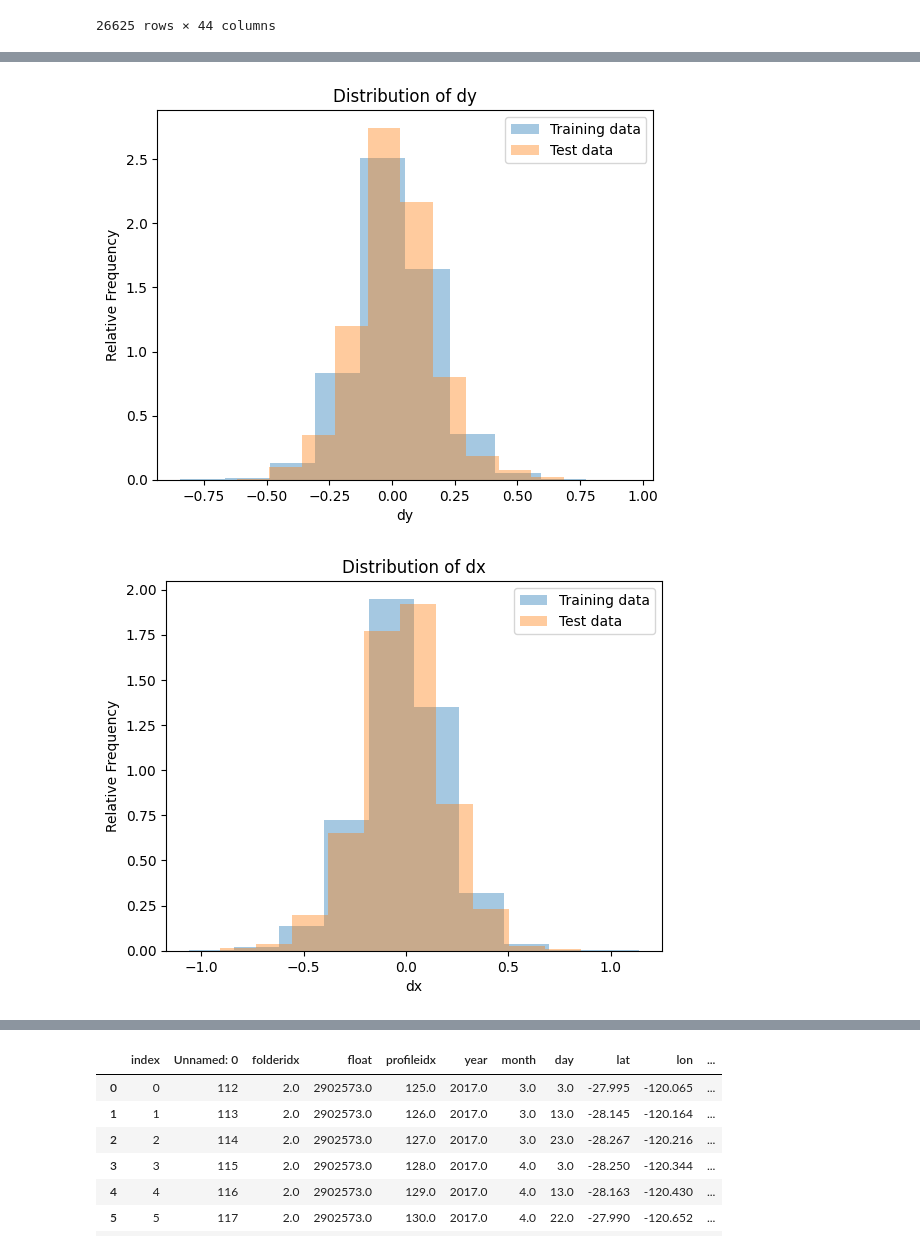
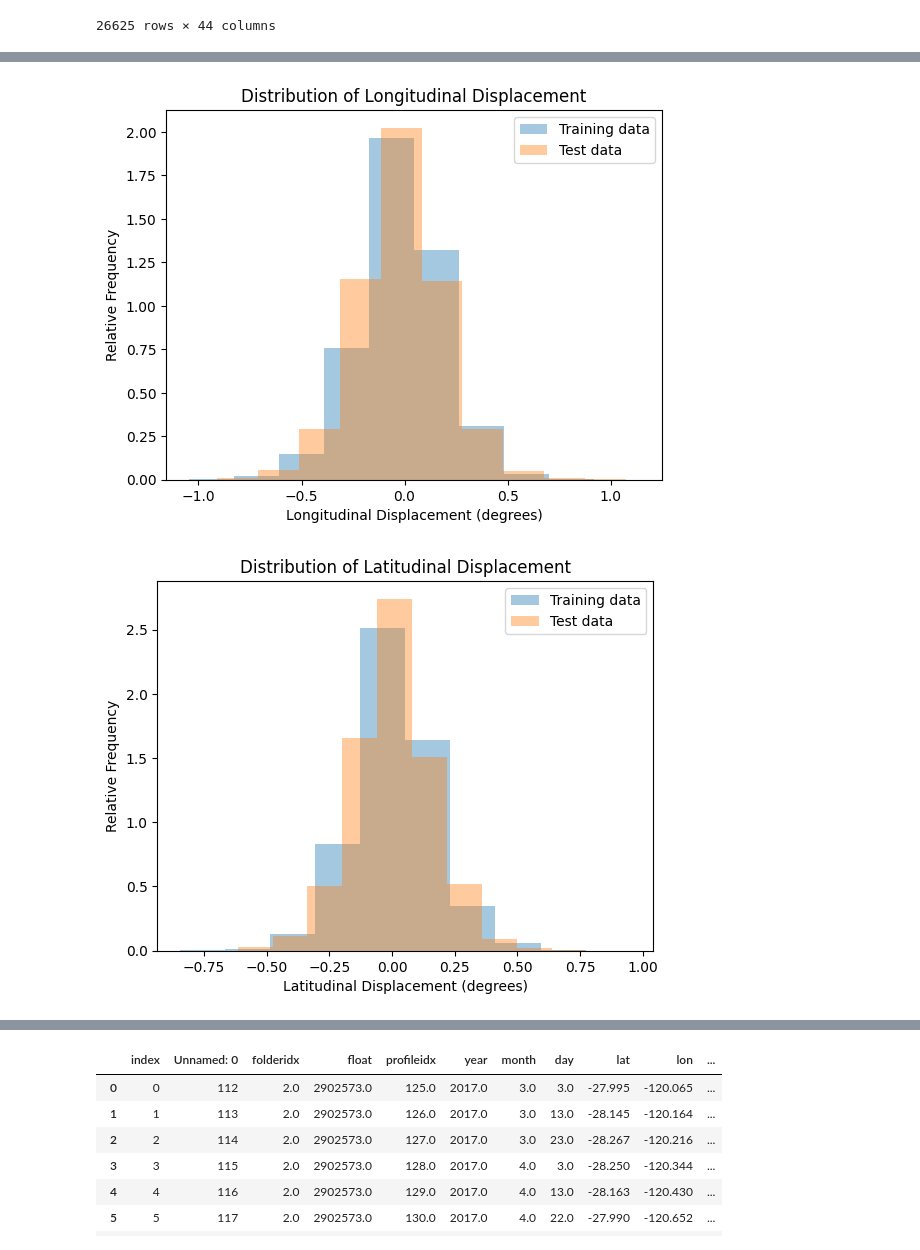
Before and after one commit to kalkulator413/argo_nn, a Jupyter notebook: train.ipynb, the cells around one changed output, grey strips where cells are left out. Drawn from its saved outputs; the diff is of its cells as text; code cells hidden in the pictures.

Commit message:
update plots

```diff
--- a/train.ipynb
+++ b/train.ipynb
@@ -133,22 +133,22 @@ mean square error: 0.016404502
 # %%
-plt.hist(Y_train[:, 0], density=True, alpha=0.4)
-plt.hist(Y_test[:, 0], density=True, alpha=0.4)
-plt.title('Distribution of dy')
-plt.xlabel('dy')
+plt.hist(Y_train[:, 1], density=True, alpha=0.4)
+plt.hist(Y_test[:, 1], density=True, alpha=0.4)
+plt.title('Distribution of Longitudinal Displacement')
+plt.xlabel('Longitudinal Displacement (degrees)')
 plt.ylabel('Relative Frequency');
 plt.legend(['Training data', 'Test data'])
 plt.show()
 
-plt.hist(Y_train[:, 1], density = True, alpha=0.4)
-plt.hist(Y_test[:, 1], density = True, alpha=0.4)
-plt.title('Distribution of dx')
-plt.xlabel('dx')
+plt.hist(Y_train[:, 0], density = True, alpha=0.4)
+plt.hist(Y_test[:, 0], density = True, alpha=0.4)
+plt.title('Distribution of Latitudinal Displacement')
+plt.xlabel('Latitudinal Displacement (degrees)')
 plt.ylabel('Relative Frequency');
 plt.legend(['Training data', 'Test data'])
 plt.show()
 # %% [output]
-[figure, old version]
+[figure, new version]
-[figure, old version]
+[figure, new version]
 # %%
 # play with regularization like dropout and batchnorm
 # regularization -> lower patience
```
Also changed, not shown: parts of 7 cells of this notebook.
